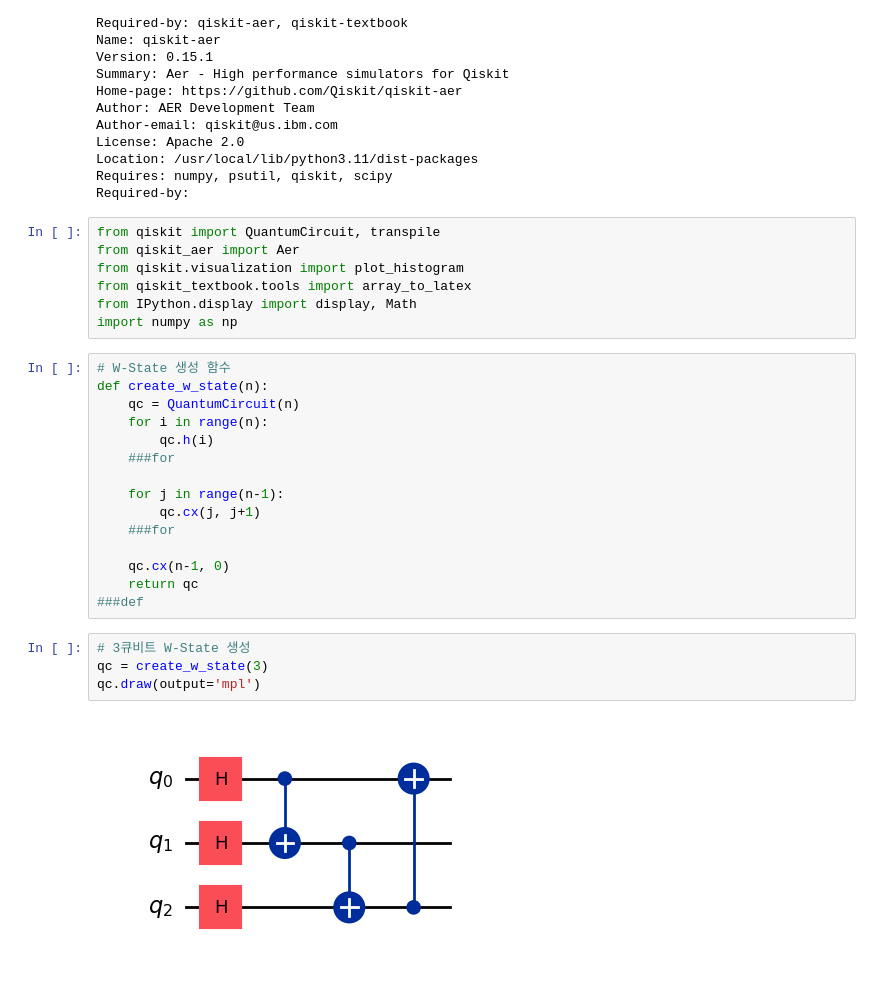
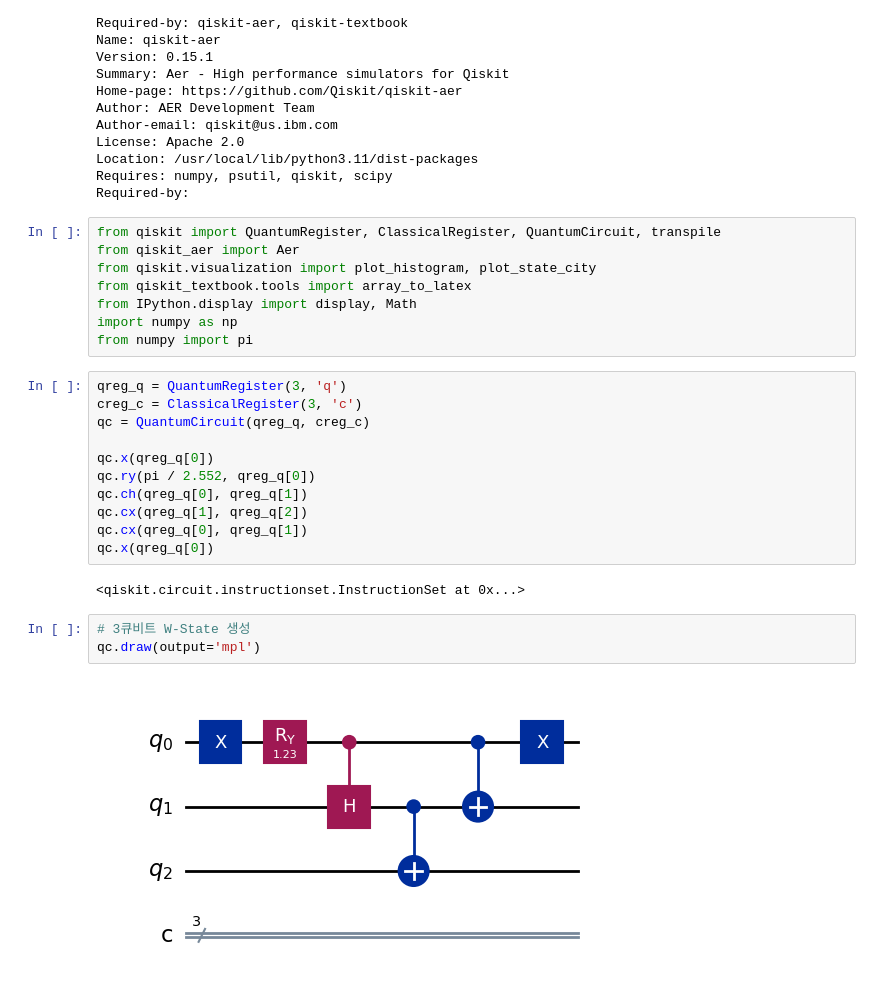
Before and after one commit to mkbahk/QuantumComputing, a Jupyter notebook: QuantumToyAlgorithm_WState_00_statevector.ipynb, the cells around one changed output. Saved outputs shown, nothing was run; the diff lists cells and outputs as text.

```diff
--- a/QuantumToyAlgorithm_WState_00_statevector.ipynb
+++ b/QuantumToyAlgorithm_WState_00_statevector.ipynb
@@ -47,30 +47,28 @@ Location: /usr/local/lib/python3.11/dist-packages
 Requires: numpy, psutil, qiskit, scipy
 Required-by:
 # %%
-from qiskit import QuantumCircuit, transpile
+from qiskit import QuantumRegister, ClassicalRegister, QuantumCircuit, transpile
 from qiskit_aer import Aer
-from qiskit.visualization import plot_histogram
+from qiskit.visualization import plot_histogram, plot_state_city
 from qiskit_textbook.tools import array_to_latex
 from IPython.display import display, Math
 import numpy as np
+from numpy import pi
-# %%
-# W-State 생성 함수
-def create_w_state(n):
-    qc = QuantumCircuit(n)
-    for i in range(n):
-        qc.h(i)
-    ###for
-
-    for j in range(n-1):
-        qc.cx(j, j+1)
-    ###for
-
-    qc.cx(n-1, 0)
-    return qc
-###def
+# %%
+qreg_q = QuantumRegister(3, 'q')
+creg_c = ClassicalRegister(3, 'c')
+qc = QuantumCircuit(qreg_q, creg_c)
+
+qc.x(qreg_q[0])
+qc.ry(pi / 2.552, qreg_q[0])
+qc.ch(qreg_q[0], qreg_q[1])
+qc.cx(qreg_q[1], qreg_q[2])
+qc.cx(qreg_q[0], qreg_q[1])
+qc.x(qreg_q[0])
+# %% [output]
+<qiskit.circuit.instructionset.InstructionSet at 0x...>
 # %%
 # 3큐비트 W-State 생성
-qc = create_w_state(3)
 qc.draw(output='mpl')
 # %% [output]
-[figure, old version]
+[figure, new version]
```
Also changed, not shown: parts of 11 cells of this notebook.
